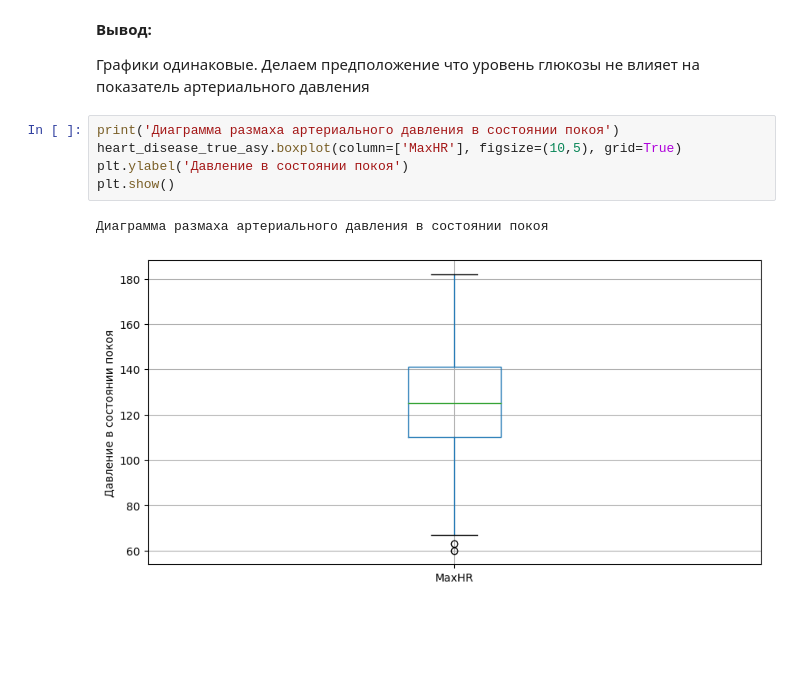
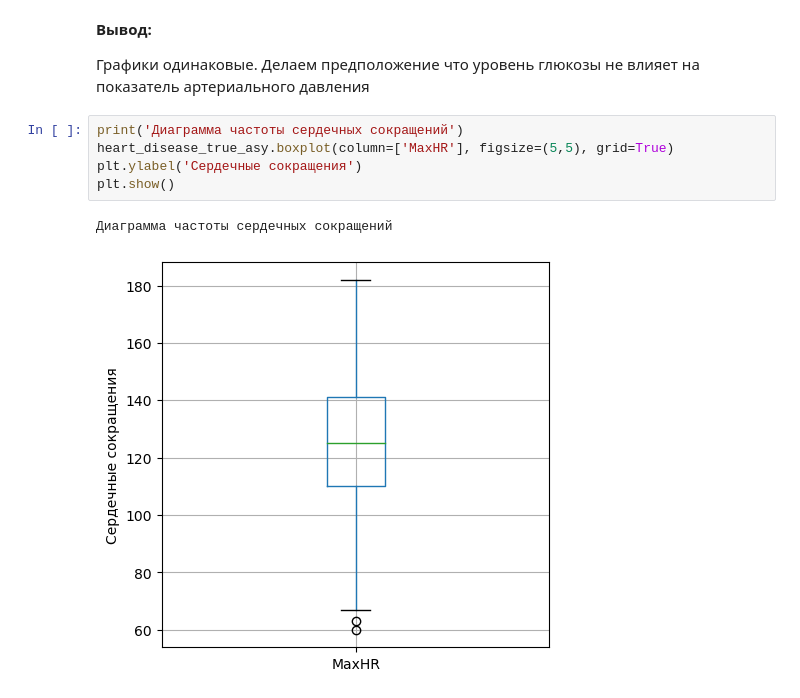
Before and after one commit to DzhafarovSergey/heart_disease_research, a Jupyter notebook: Heart disease research.ipynb, the cells around one changed output. Cells and saved outputs as stored; diff of their text form; blank space fills up the shorter version.

```diff
--- a/Heart disease research.ipynb
+++ b/Heart disease research.ipynb
@@ -336,10 +336,10 @@ plt.show()
 
 Графики одинаковые. Делаем предположение что уровень глюкозы не влияет на показатель артериального давления
 # %%
-print('Диаграмма размаха артериального давления в состоянии покоя')
-heart_disease_true_asy.boxplot(column=['MaxHR'], figsize=(10,5), grid=True)
-plt.ylabel('Давление в состоянии покоя')
+print('Диаграмма частоты сердечных сокращений')
+heart_disease_true_asy.boxplot(column=['MaxHR'], figsize=(5,5), grid=True)
+plt.ylabel('Сердечные сокращения')
 plt.show()
 # %% [output]
-Диаграмма размаха артериального давления в состоянии покоя
+Диаграмма частоты сердечных сокращений
-[figure, old version]
+[figure, new version]
```
Also changed, not shown: parts of 18 cells of this notebook.
